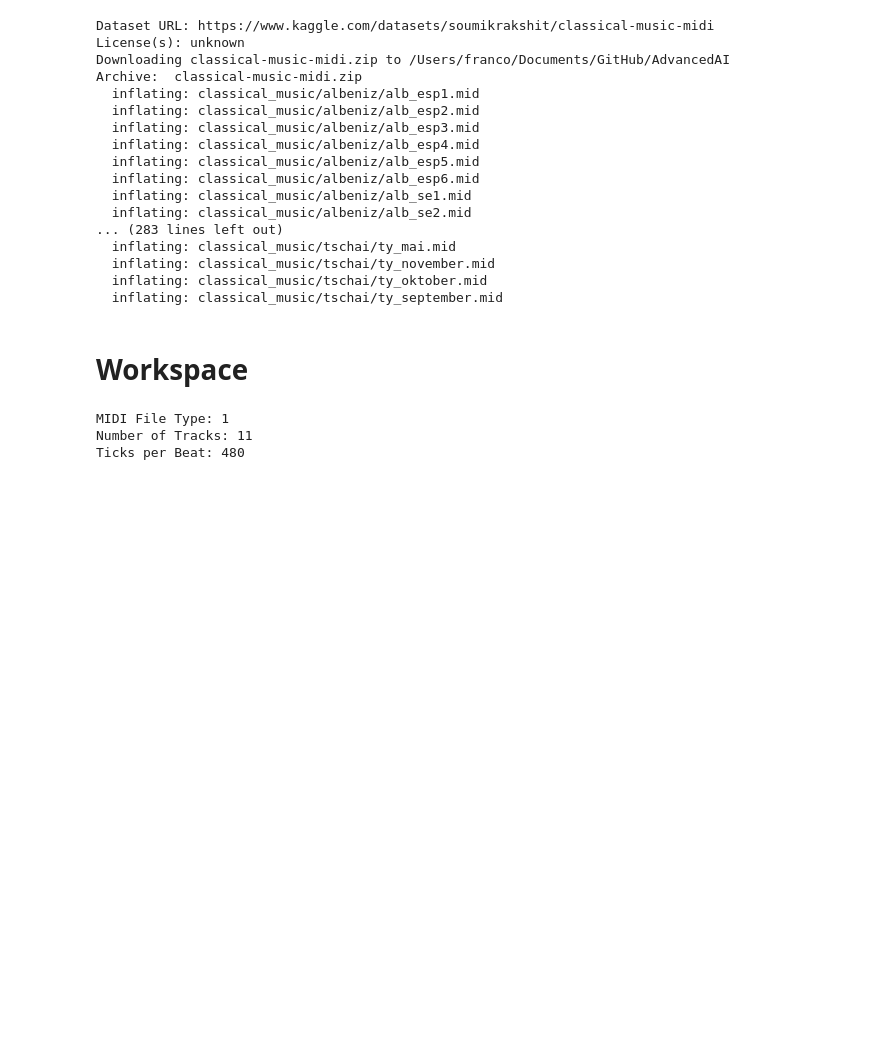
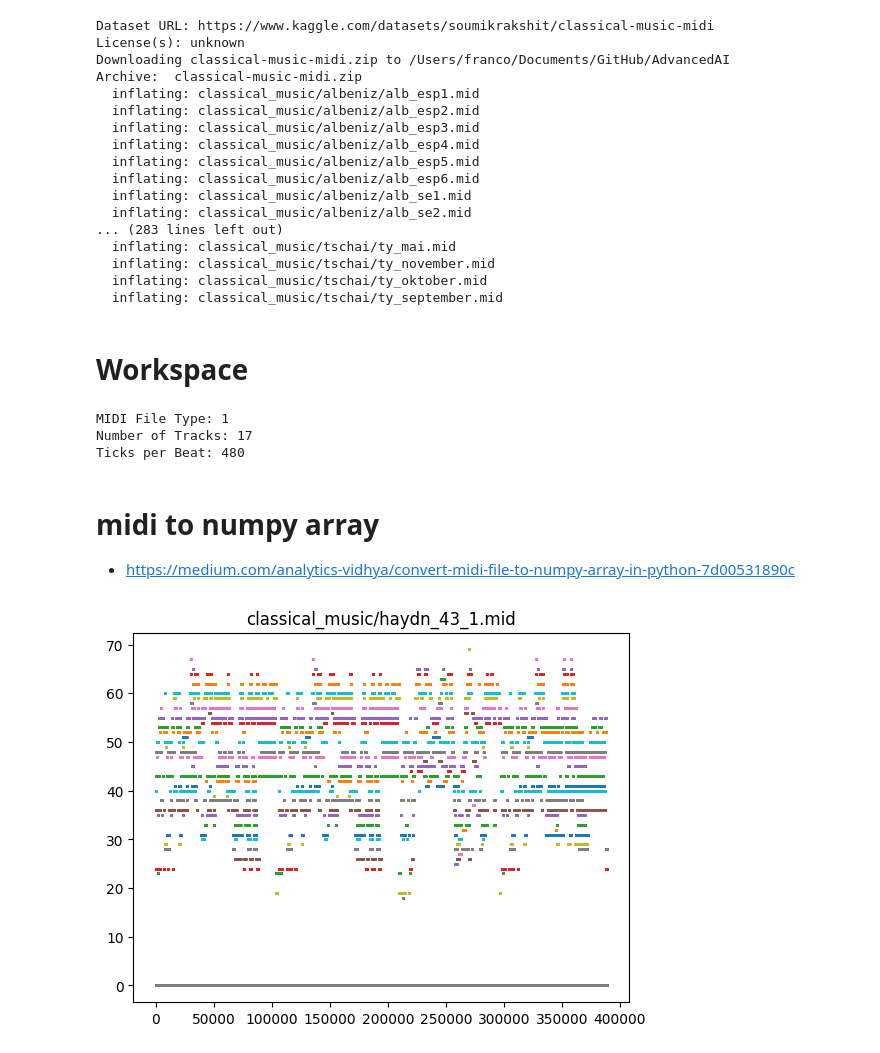
Before and after one commit to falba3/AdvancedAI, a Jupyter notebook: datasets.ipynb, the cells around one changed output. Saved outputs shown, nothing was run; the diff lists cells and outputs as text; code cells hidden in the pictures; blank space fills up the shorter version.

Commit message:
Nov 5 - testing midi to numpy

```diff
--- a/datasets.ipynb
+++ b/datasets.ipynb
@@ -62,9 +73,13 @@ Archive:  classical-music-midi.zip
 # %%
-midi_file = mido.MidiFile('classical_music/bach/bach_850.mid')
+first_classical_midi = classical_music_list[0]
+midi_file = mido.MidiFile(first_classical_midi)
 print("MIDI File Type:", midi_file.type)
 print("Number of Tracks:", len(midi_file.tracks))
 print("Ticks per Beat:", midi_file.ticks_per_beat)
 # %% [output]
 MIDI File Type: 1
-Number of Tracks: 11
+Number of Tracks: 17
 Ticks per Beat: 480
+# %% [markdown]
+# midi to numpy array
+* https://medium.com/analytics-vidhya/convert-midi-file-to-numpy-array-in-python-7d00531890c
@@ -70,0 +110,44 @@ Ticks per Beat: 480
+# %%
+def get_new_state(new_msg, last_state):
+    new_msg, on_ = msg2dict(str(new_msg))
+    new_state = switch_note(last_state, note=new_msg['note'], velocity=new_msg['velocity'], on_=on_) if on_ is not None else last_state
+    return [new_state, new_msg['time']]
+def track2seq(track):
+    # piano has 88 notes, corresponding to note id 21 to 108, any note out of the id range will be ignored
+    result = []
+    last_state, last_time = get_new_state(str(track[0]), [0]*88)
+    for i in range(1, len(track)):
+        new_state, new_time = get_new_state(track[i], last_state)
+        if new_time > 0:
+            result += [last_state]*new_time
+        last_state, last_time = new_state, new_time
+    return result
+# %%
+def mid2arry(mid, min_msg_pct=0.1):
+    tracks_len = [len(tr) for tr in mid.tracks]
+    min_n_msg = max(tracks_len) * min_msg_pct
+    # convert each track to nested list
+    all_arys = []
+    for i in range(len(mid.tracks)):
+        if len(mid.tracks[i]) > min_n_msg:
+            ary_i = track2seq(mid.tracks[i])
+            all_arys.append(ary_i)
+    # make all nested list the same length
+    max_len = max([len(ary) for ary in all_arys])
+    for i in range(len(all_arys)):
+        if len(all_arys[i]) < max_len:
+            all_arys[i] += [[0] * 88] * (max_len - len(all_arys[i]))
+    all_arys = np.array(all_arys)
+    all_arys = all_arys.max(axis=0)
+    # trim: remove consecutive 0s in the beginning and at the end
+    sums = all_arys.sum(axis=1)
+    ends = np.where(sums > 0)[0]
+    return all_arys[min(ends): max(ends)]
+# %%
+%%time
+result_array = mid2arry(midi_file)
+plt.plot(range(result_array.shape[0]), np.multiply(np.where(result_array>0, 1, 0), range(1, 89)), marker='.', markersize=1, linestyle='')
+plt.title(first_classical_midi)
+plt.show()
+# %% [output]
+[figure, added]
```
Also changed, not shown: parts of 8 cells of this notebook.
